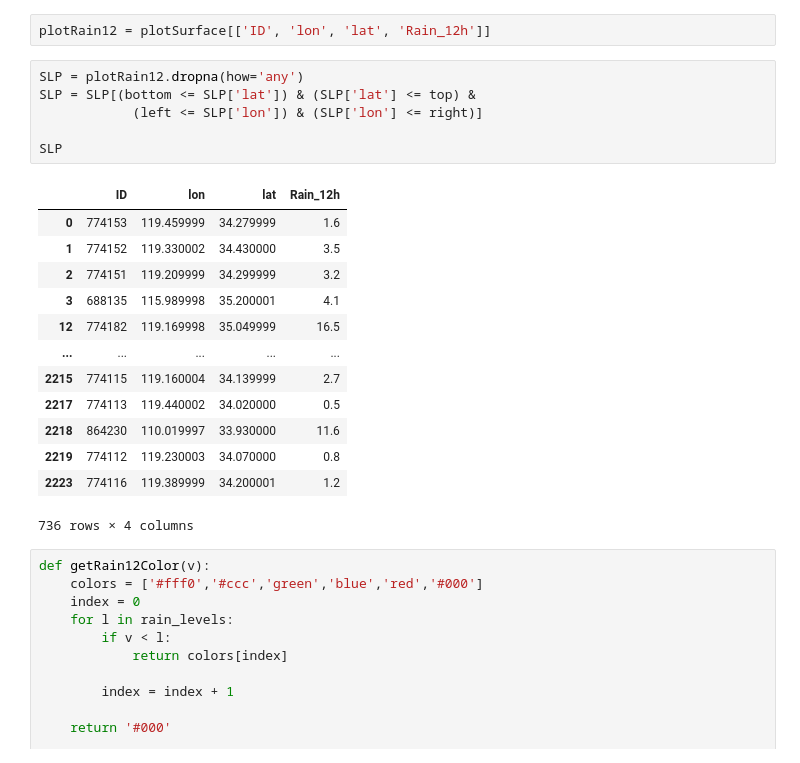
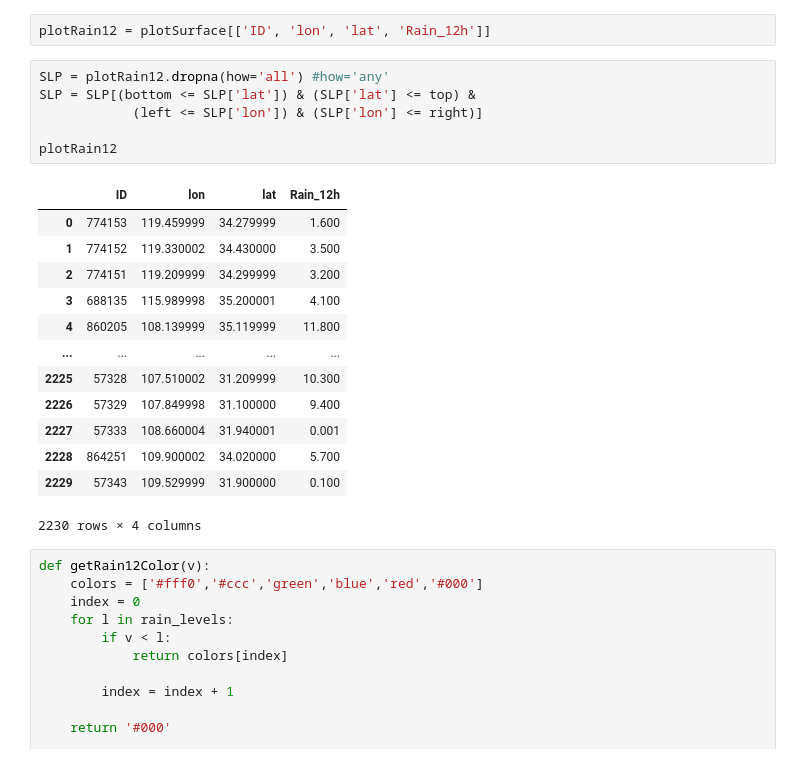
Before and after one commit to likev/weather-plot, a Jupyter notebook: Rain.ipynb, the cells around one changed output. Drawn from its saved outputs; the diff is of its cells as text.

```diff
--- a/Rain.ipynb
+++ b/Rain.ipynb
@@ -260,25 +242,25 @@ plotSurface[0:1].to_json()
 # %%
 plotRain12 = plotSurface[['ID', 'lon', 'lat', 'Rain_12h']]
 # %%
-SLP = plotRain12.dropna(how='any')
+SLP = plotRain12.dropna(how='all') #how='any'
 SLP = SLP[(bottom <= SLP['lat']) & (SLP['lat'] <= top) &
             (left <= SLP['lon']) & (SLP['lon'] <= right)]
 
-SLP
+plotRain12
 # %% [output]
 |  | ID | lon | lat | Rain_12h |
-| 0 | 774153 | 119.459999 | 34.279999 | 1.6 |
-| 1 | 774152 | 119.330002 | 34.430000 | 3.5 |
-| 2 | 774151 | 119.209999 | 34.299999 | 3.2 |
-| 3 | 688135 | 115.989998 | 35.200001 | 4.1 |
-| 12 | 774182 | 119.169998 | 35.049999 | 16.5 |
+| 0 | 774153 | 119.459999 | 34.279999 | 1.600 |
+| 1 | 774152 | 119.330002 | 34.430000 | 3.500 |
+| 2 | 774151 | 119.209999 | 34.299999 | 3.200 |
+| 3 | 688135 | 115.989998 | 35.200001 | 4.100 |
+| 4 | 860205 | 108.139999 | 35.119999 | 11.800 |
 | ... | ... | ... | ... | ... |
-| 2215 | 774115 | 119.160004 | 34.139999 | 2.7 |
-| 2217 | 774113 | 119.440002 | 34.020000 | 0.5 |
-| 2218 | 864230 | 110.019997 | 33.930000 | 11.6 |
-| 2219 | 774112 | 119.230003 | 34.070000 | 0.8 |
-| 2223 | 774116 | 119.389999 | 34.200001 | 1.2 |
+| 2225 | 57328 | 107.510002 | 31.209999 | 10.300 |
+| 2226 | 57329 | 107.849998 | 31.100000 | 9.400 |
+| 2227 | 57333 | 108.660004 | 31.940001 | 0.001 |
+| 2228 | 864251 | 109.900002 | 34.020000 | 5.700 |
+| 2229 | 57343 | 109.529999 | 31.900000 | 0.100 |
-736 rows × 4 columns
+2230 rows × 4 columns
 # %%
 def getRain12Color(v):
     colors = ['#fff0','#ccc','green','blue','red','#000']
```
Also changed, not shown: parts of 9 cells of this notebook, 1 other file.
